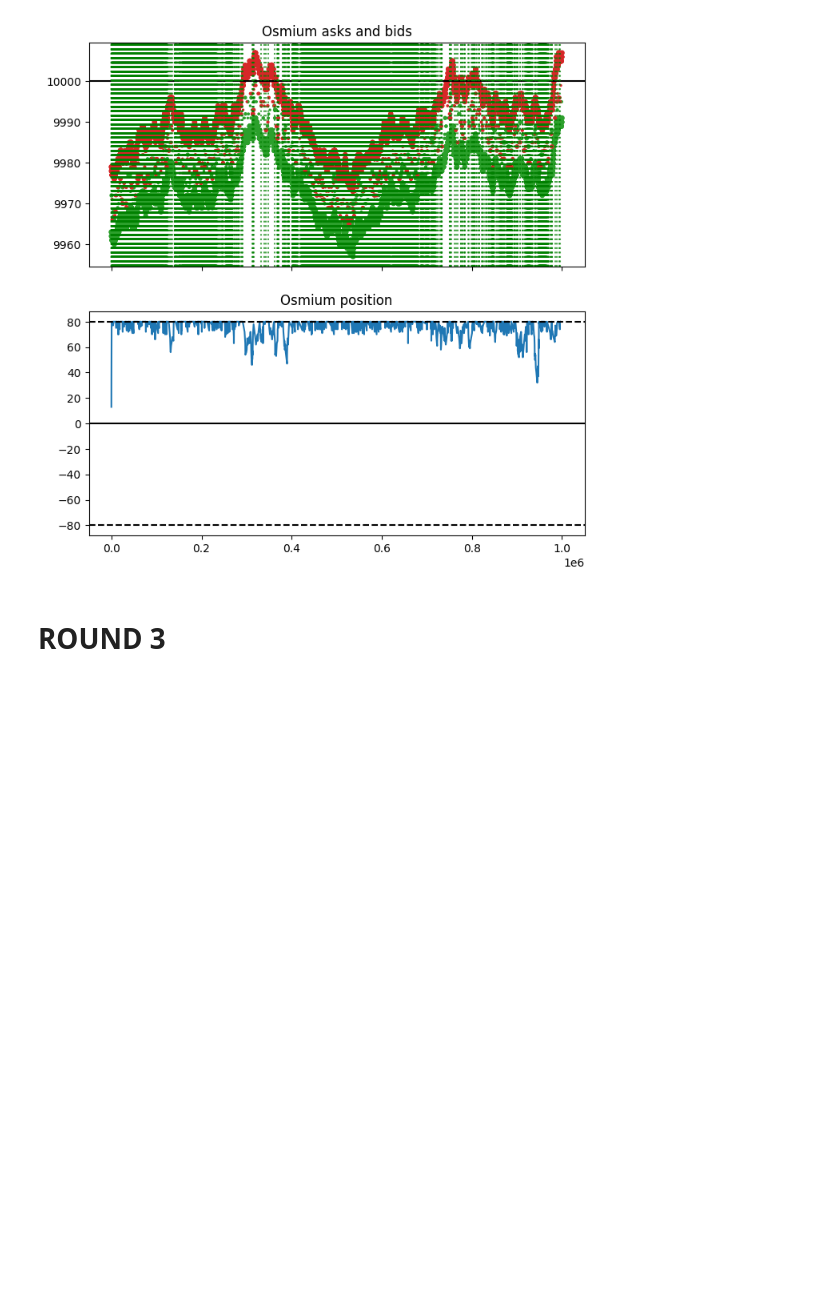
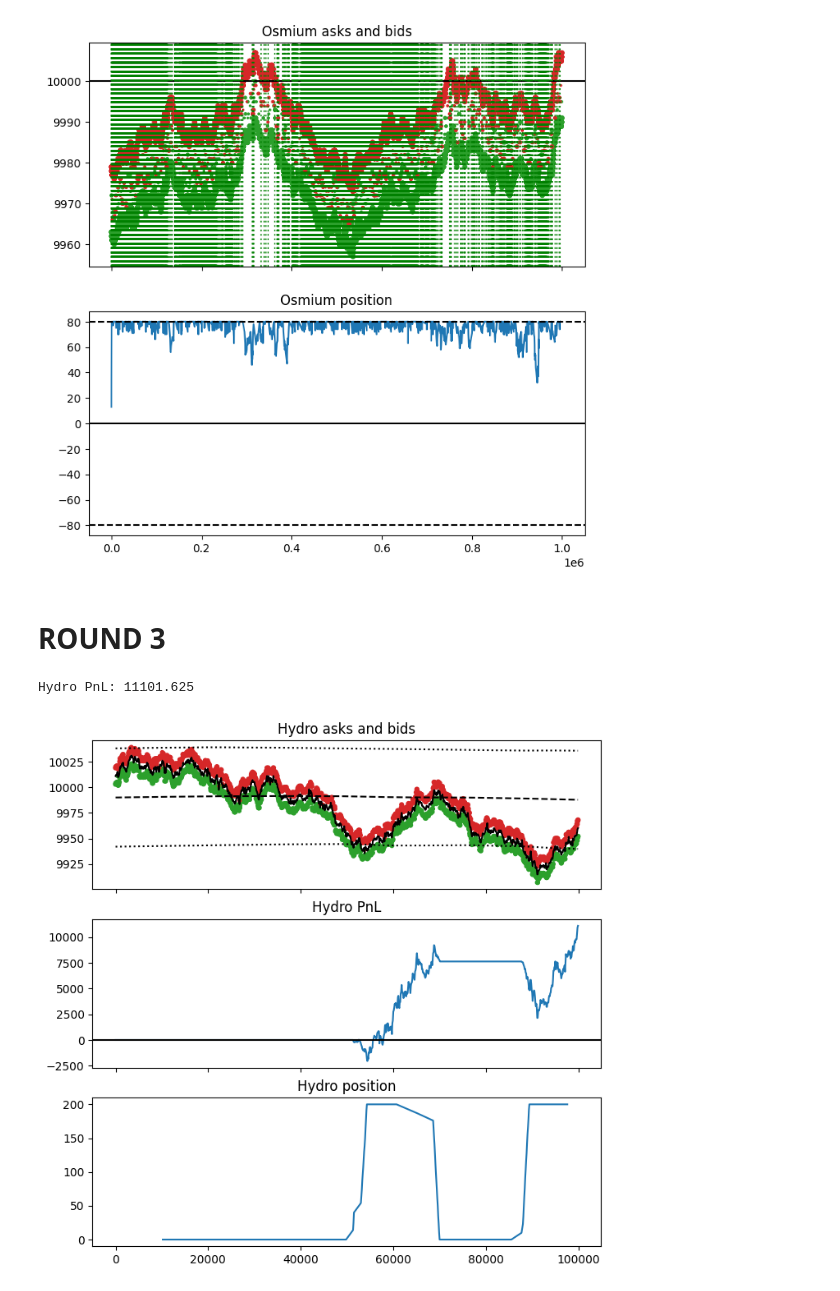
Before and after one commit to aemilani/imc-prosperity-4, a Jupyter notebook: notebooks/logs.ipynb, the cells around one changed output. Drawn from its saved outputs; the diff is of its cells as text; code cells hidden in the pictures; blank space fills up the shorter version.

Commit message:
Round 3 done

```diff
--- a/notebooks/logs.ipynb
+++ b/notebooks/logs.ipynb
@@ -257,5 +290,5 @@ plt.show()
 # %%
-zip_file_path = '../data/logs/round_3/426454.zip'
+zip_file_path = '../data/logs/round_3/438528.zip'
 with zipfile.ZipFile(zip_file_path, 'r') as archive:
     files = archive.namelist()
     json_filename = [f for f in files if f[-4:]=='json']
@@ -272,3 +305,46 @@ with zipfile.ZipFile(zip_file_path, 'r') as archive:
 
 activities = pd.read_csv(io.StringIO(data_log['activitiesLog']), sep=';')
 trades = pd.DataFrame(data_log['tradeHistory'])
+# %%
+total_pnl = 0
+# %%
+price_hydro = activities[activities['product'] == 'HYDROGEL_PACK'].reset_index(drop=True).set_index('timestamp')
+trades_hydro = trades[trades['symbol'] == 'HYDROGEL_PACK'].reset_index(drop=True).set_index('timestamp')
+
+trades_hydro = trades_hydro.assign(
+    traded=lambda x: np.where(
+        x['buyer'] == 'SUBMISSION',
+        x['quantity'],
+        np.where(
+            x['seller'] == 'SUBMISSION',
+            -x['quantity'],
+            0
+        )
+    )
+)
+trades_hydro = trades_hydro.assign(position=lambda x: np.cumsum(x['traded']))
+
+print(f"Hydro PnL: {price_hydro['profit_and_loss'].iloc[-1]}")
+total_pnl += price_hydro['profit_and_loss'].iloc[-1]
+
+ema_mean = 9990
+ema_std = 32
+price_hydro = get_thrs(price_hydro, ema_mean, ema_std)
+
+fig, ax = plt.subplots(3, 1, figsize=(8, 8), sharex=True)
+ax[0].scatter(price_hydro.index, price_hydro['bid_price_1'], s=price_hydro['bid_volume_1'], c='tab:green')
+ax[0].scatter(price_hydro.index, price_hydro['ask_price_1'], s=price_hydro['ask_volume_1'], c='tab:red')
+ax[0].plot(price_hydro['mid_price'], label='Filtered Mid Price', c='k')
+ax[0].plot(price_hydro['estimated_mean'], label='EMA Mean', color='k', linestyle='dashed')
+ax[0].plot(price_hydro['estimated_mean'] + 1.5 * price_hydro['estimated_std'], color='k', linestyle='dotted', label='+1.5 Std')
+ax[0].plot(price_hydro['estimated_mean'] - 1.5 * price_hydro['estimated_std'], color='k', linestyle='dotted', label='-1.5 Std')
+ax[0].set_title('Hydro asks and bids')
+ax[1].plot(price_hydro['profit_and_loss'])
+ax[1].axhline(0, c='k')
+ax[1].set_title('Hydro PnL')
+ax[2].plot(trades_hydro['position'])
+ax[2].set_title('Hydro position')
+plt.show()
+# %% [output]
+Hydro PnL: 11101.625
+[figure, added]
```
Also changed, not shown: parts of 10 cells of this notebook, 13 other files.
